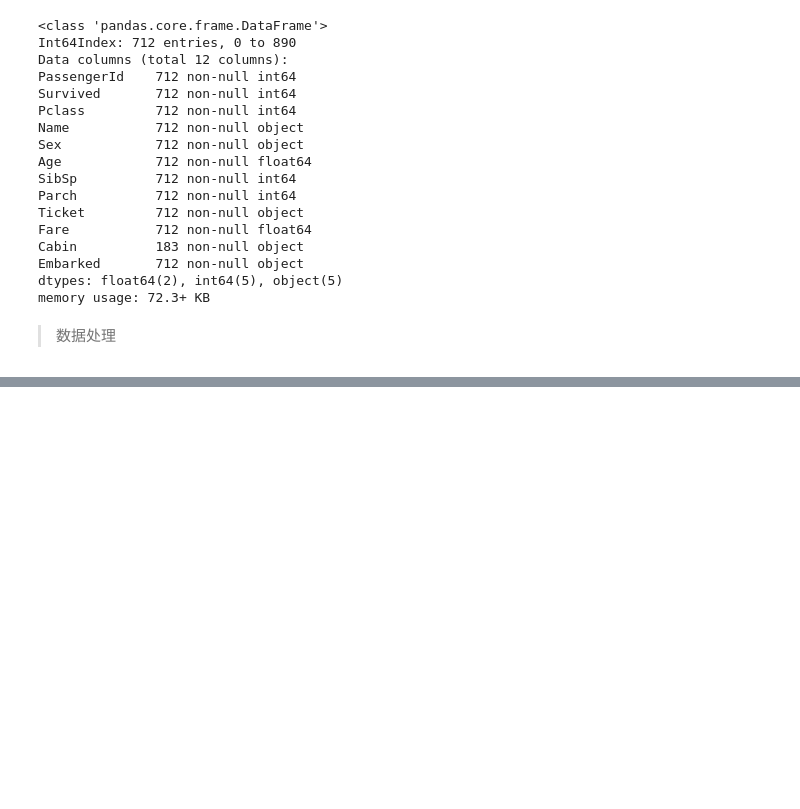
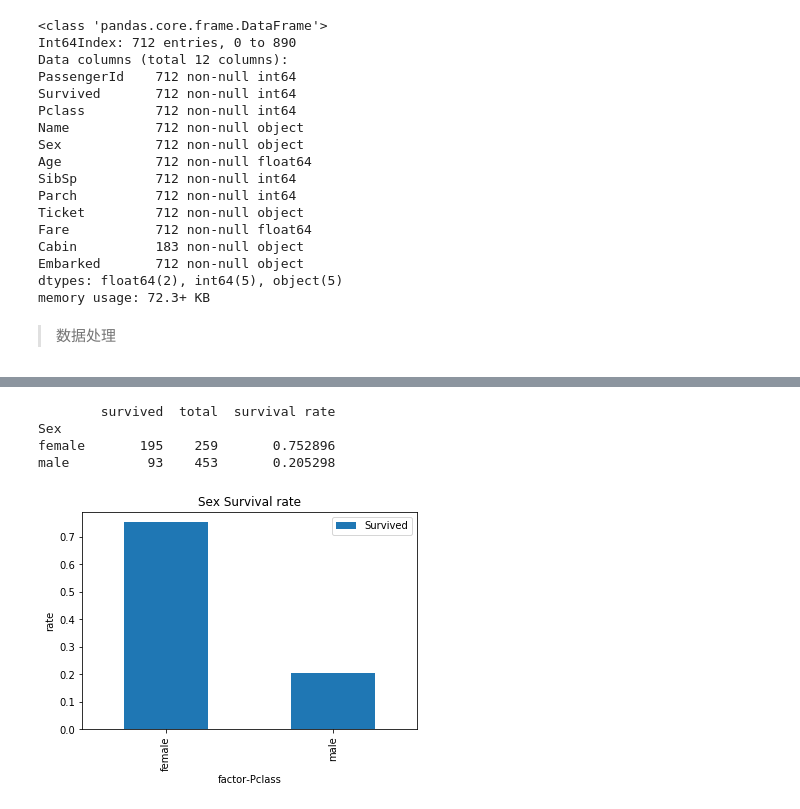
Before and after one commit to nosgong/DataAnalysis, a Jupyter notebook: Untitled.ipynb, the cells around one changed output, grey strips where cells are left out. Drawn from its saved outputs; the diff is of its cells as text; code cells hidden in the pictures; blank space fills up the shorter version.

```diff
--- a/Untitled.ipynb
+++ b/Untitled.ipynb
@@ -110,0 +124,8 @@ Categories (8, interval[int64]): [(0, 10] < (10, 20] < (20, 30] < (30, 40] < (40
+# %%
+get_result_with_one_factor('Sex')
+# %% [output]
+        survived  total  survival rate
+Sex
+female       195    259       0.752896
+male          93    453       0.205298
+[figure, added]
```
Also changed, not shown: parts of 5 cells of this notebook.
